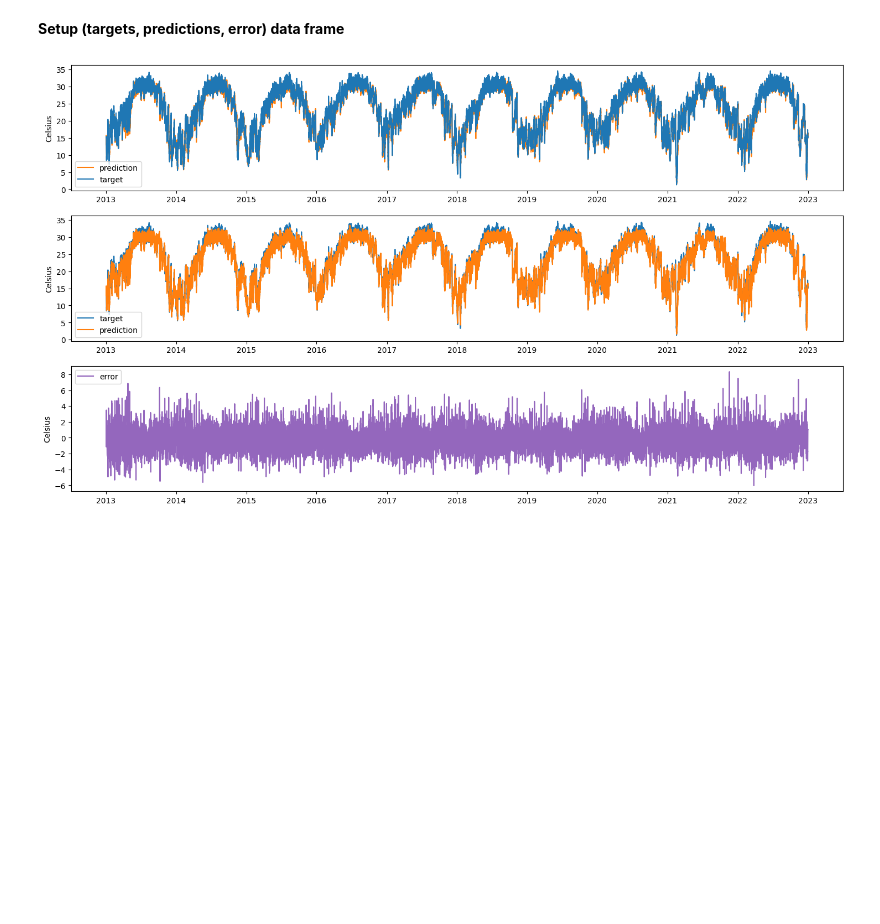
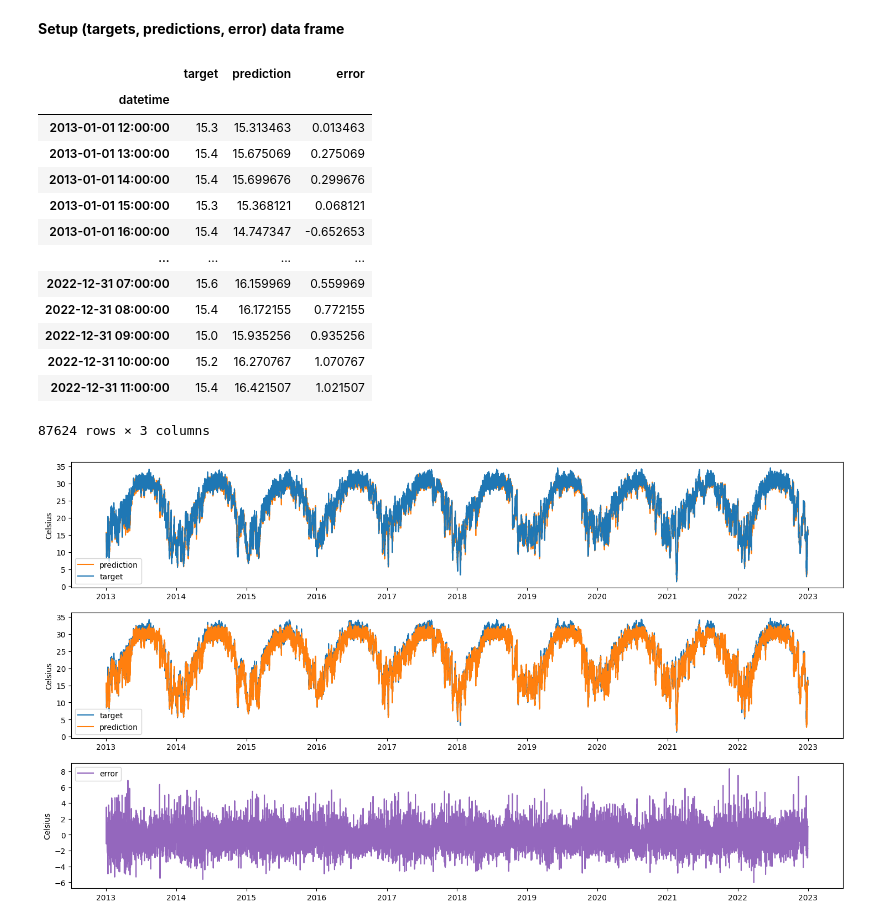
Before and after one commit to hrhampapura/ams_ai_shortcourse_2025, a Jupyter notebook: AMSAI2025_Evaluation.ipynb, the cells around one changed output. Drawn from its saved outputs; the diff is of its cells as text; code cells hidden in the pictures; blank space fills up the shorter version.

```diff
--- a/AMSAI2025_Evaluation.ipynb
+++ b/AMSAI2025_Evaluation.ipynb
@@ -121,7 +121,7 @@ The following function `split_preds_targets` converts the input dataframe into a
 2. Normalize predictors
 3. Convert to x, y dataset
 # %%
-def split_preds_targets(df, lead_time_hours, target_var="wtp", prev_pred_hours=3):
+def split_preds_targets(df, lead_time_hours, target_var="wtp", prev_pred_hours=6):
 
   data = df.to_numpy()
   n_samples = len(data)
@@ -237,6 +261,23 @@ dfy = pd.DataFrame(list(zip(y, preds, y_error)), columns=["target", "prediction"
 # Add time index
 dfy['datetime'] = df.index[lead_time_hours:-prev_pred_hours*2]
 dfy = dfy.set_index('datetime')
+# %%
+dfy
+# %% [output]
+|  | target | prediction | error |
+| datetime |  |  |  |
+| 2013-01-01 12:00:00 | 15.3 | 15.313463 | 0.013463 |
+| 2013-01-01 13:00:00 | 15.4 | 15.675069 | 0.275069 |
+| 2013-01-01 14:00:00 | 15.4 | 15.699676 | 0.299676 |
+| 2013-01-01 15:00:00 | 15.3 | 15.368121 | 0.068121 |
+| 2013-01-01 16:00:00 | 15.4 | 14.747347 | -0.652653 |
+| ... | ... | ... | ... |
+| 2022-12-31 07:00:00 | 15.6 | 16.159969 | 0.559969 |
+| 2022-12-31 08:00:00 | 15.4 | 16.172155 | 0.772155 |
+| 2022-12-31 09:00:00 | 15.0 | 15.935256 | 0.935256 |
+| 2022-12-31 10:00:00 | 15.2 | 16.270767 | 1.070767 |
+| 2022-12-31 11:00:00 | 15.4 | 16.421507 | 1.021507 |
+87624 rows × 3 columns
 # %%
 # Plot colors
 tcolor = "tab:blue"
```
Also changed, not shown: parts of 6 cells of this notebook.
